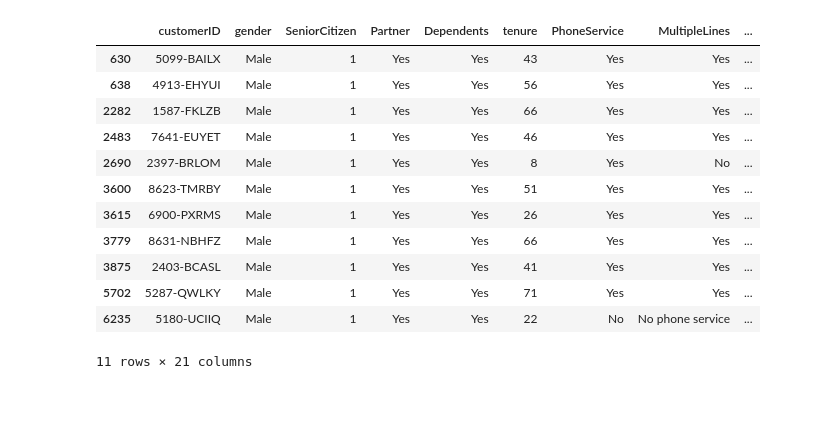
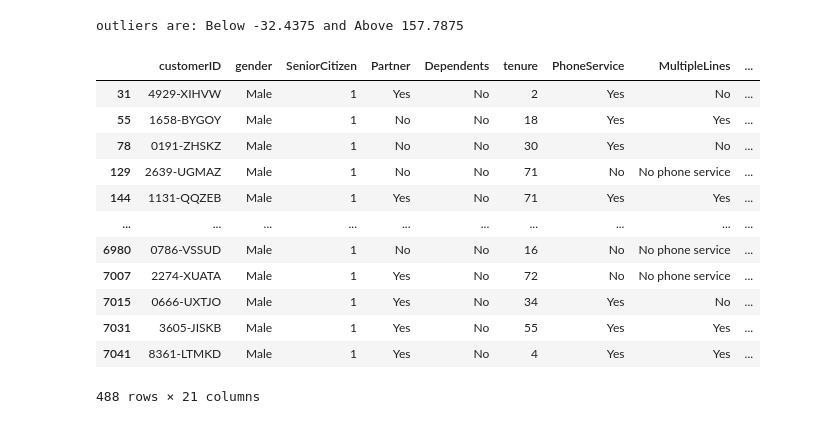
Before and after one commit to MahathiV/test_MahathiVeluri, a Jupyter notebook: test_MahathiVeluri.ipynb, the cells around one changed output. Saved outputs shown, nothing was run; the diff lists cells and outputs as text; code cells hidden in the pictures.

```diff
--- a/test_MahathiVeluri.ipynb
+++ b/test_MahathiVeluri.ipynb
@@ -174,22 +155,33 @@ tele_df
+# %%
+# Outliers are computed by finding inter-quartile range of the given column
+
+q1, q3 = tele_df['MonthlyCharges'].quantile(0.25), tele_df['MonthlyCharges'].quantile(0.75)
+iqr = q3 - q1
+low, high = q1 - (1.25 * iqr), q3 + (1.25 * iqr)
+print('outliers are: Below {} and Above {}'.format(low, high))
+# %% [output]
+outliers are: Below -32.4375 and Above 157.7875
 # %%
 #Q7: List table to display both churned and retained senior citizen male customers
 #who don't have any dependents and whose total charges are more than monthly charges
-# %%
-tele_df.loc[(tele_df['gender'] == "Male") & (tele_df['SeniorCitizen'] == 1) & (tele_df['Churn'] == "Yes") & (tele_df['Dependents'] == "Yes") & (tele_df['TotalCharges'] > tele_df['MonthlyCharges'])]
-# %% [output]
-|  | customerID | gender | SeniorCitizen | Partner | Dependents | tenure | PhoneService | MultipleLines | ... |
-| 630 | 5099-BAILX | Male | 1 | Yes | Yes | 43 | Yes | Yes | ... |
-| 638 | 4913-EHYUI | Male | 1 | Yes | Yes | 56 | Yes | Yes | ... |
-| 2282 | 1587-FKLZB | Male | 1 | Yes | Yes | 66 | Yes | Yes | ... |
-| 2483 | 7641-EUYET | Male | 1 | Yes | Yes | 46 | Yes | Yes | ... |
-| 2690 | 2397-BRLOM | Male | 1 | Yes | Yes | 8 | Yes | No | ... |
-| 3600 | 8623-TMRBY | Male | 1 | Yes | Yes | 51 | Yes | Yes | ... |
-| 3615 | 6900-PXRMS | Male | 1 | Yes | Yes | 26 | Yes | Yes | ... |
-| 3779 | 8631-NBHFZ | Male | 1 | Yes | Yes | 66 | Yes | Yes | ... |
-| 3875 | 2403-BCASL | Male | 1 | Yes | Yes | 41 | Yes | Yes | ... |
-| 5702 | 5287-QWLKY | Male | 1 | Yes | Yes | 71 | Yes | Yes | ... |
-| 6235 | 5180-UCIIQ | Male | 1 | Yes | Yes | 22 | No | No phone service | ... |
-11 rows × 21 columns
+# %%
+# All filters are applied sequentially to calculate the resultant data
+
+tele_df[(tele_df['SeniorCitizen']==1) & (tele_df['gender']=='Male') & (tele_df['Dependents']=='No') & (tele_df['TotalCharges'] > tele_df['MonthlyCharges'])]
+# %% [output]
+|  | customerID | gender | SeniorCitizen | Partner | Dependents | tenure | PhoneService | MultipleLines | ... |
+| 31 | 4929-XIHVW | Male | 1 | Yes | No | 2 | Yes | No | ... |
+| 55 | 1658-BYGOY | Male | 1 | No | No | 18 | Yes | Yes | ... |
+| 78 | 0191-ZHSKZ | Male | 1 | No | No | 30 | Yes | No | ... |
+| 129 | 2639-UGMAZ | Male | 1 | No | No | 71 | No | No phone service | ... |
+| 144 | 1131-QQZEB | Male | 1 | Yes | No | 71 | Yes | Yes | ... |
+| ... | ... | ... | ... | ... | ... | ... | ... | ... | ... |
+| 6980 | 0786-VSSUD | Male | 1 | No | No | 16 | No | No phone service | ... |
+| 7007 | 2274-XUATA | Male | 1 | Yes | No | 72 | No | No phone service | ... |
+| 7015 | 0666-UXTJO | Male | 1 | Yes | No | 34 | Yes | No | ... |
+| 7031 | 3605-JISKB | Male | 1 | Yes | No | 55 | Yes | Yes | ... |
+| 7041 | 8361-LTMKD | Male | 1 | Yes | No | 4 | Yes | Yes | ... |
+488 rows × 21 columns
 # %%
 #Q8: Ignore churn status and cluster customers in two groups, say cluster1 and cluster2.
 #Now, compare cluster1 with churned customers and cluster1 with retained customers and cluster2 with churned customers and cluster2 with retained customers.
```
Also changed, not shown: parts of 25 cells of this notebook.
